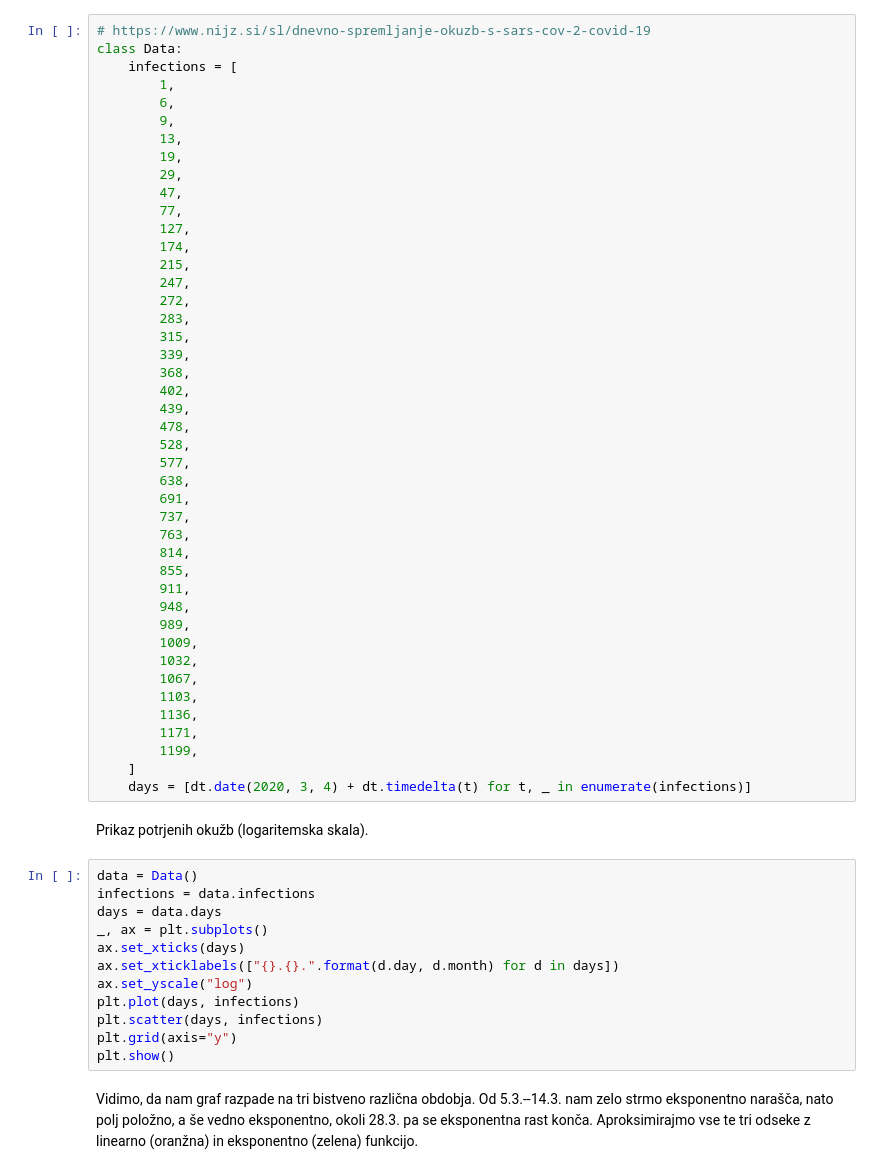
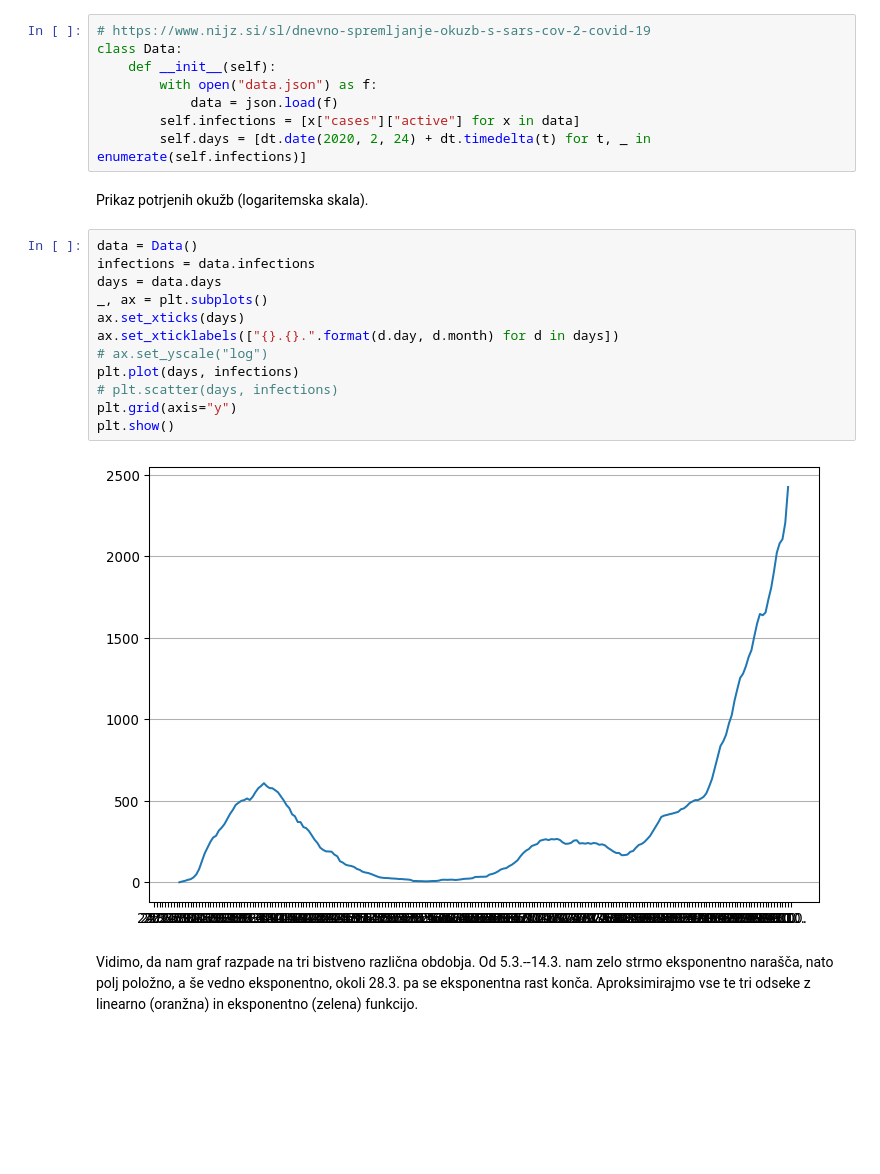
Before and after one commit to ducakar/wuflu, a Jupyter notebook: aproksimacija.ipynb, the cells around one changed output. Drawn from its saved outputs; the diff is of its cells as text; blank space fills up the shorter version.

```diff
--- a/aproksimacija.ipynb
+++ b/aproksimacija.ipynb
@@ -42,61 +42,27 @@ def exp_fit(yy):
 # %%
 # https://www.nijz.si/sl/dnevno-spremljanje-okuzb-s-sars-cov-2-covid-19
 class Data:
-    infections = [
-        1,
-        6,
-        9,
-        13,
-        19,
-        29,
-        47,
-        77,
-        127,
-        174,
-        215,
-        247,
-        272,
-        283,
-        315,
-        339,
-        368,
-        402,
-        439,
-        478,
-        528,
-        577,
-        638,
-        691,
-        737,
-        763,
-        814,
-        855,
-        911,
-        948,
-        989,
-        1009,
-        1032,
-        1067,
-        1103,
-        1136,
-        1171,
-        1199,
-    ]
-    days = [dt.date(2020, 3, 4) + dt.timedelta(t) for t, _ in enumerate(infections)]
+    def __init__(self):
+        with open("data.json") as f:
+            data = json.load(f)
+        self.infections = [x["cases"]["active"] for x in data]
+        self.days = [dt.date(2020, 2, 24) + dt.timedelta(t) for t, _ in enumerate(self.infections)]
 # %% [markdown]
 Prikaz potrjenih okužb (logaritemska skala).
 # %%
 data = Data()
 infections = data.infections
 days = data.days
 _, ax = plt.subplots()
 ax.set_xticks(days)
 ax.set_xticklabels(["{}.{}.".format(d.day, d.month) for d in days])
-ax.set_yscale("log")
+# ax.set_yscale("log")
 plt.plot(days, infections)
-plt.scatter(days, infections)
+# plt.scatter(days, infections)
 plt.grid(axis="y")
 plt.show()
+# %% [output]
+[figure, added]
 # %% [markdown]
 Vidimo, da nam graf razpade na tri bistveno različna obdobja. Od 5.3.--14.3. nam zelo strmo eksponentno narašča, nato polj položno, a še vedno eksponentno, okoli 28.3. pa se eksponentna rast konča. Aproksimirajmo vse te tri odseke z linearno (oranžna) in eksponentno (zelena) funkcijo.
 # %%
```
Also changed, not shown: parts of 5 cells of this notebook, 24 other files.
